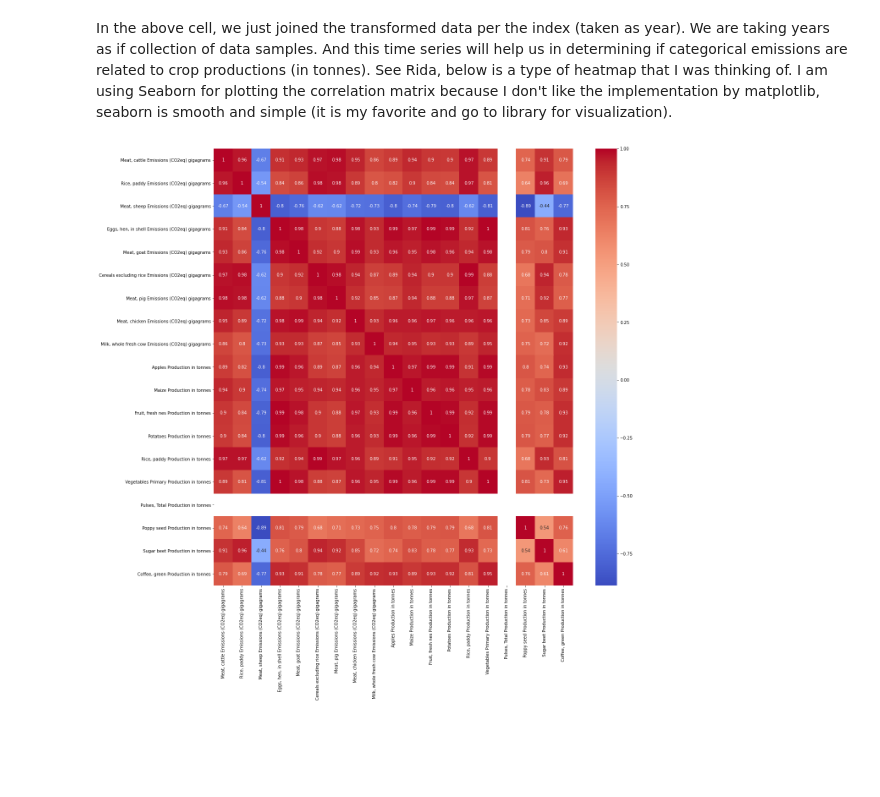
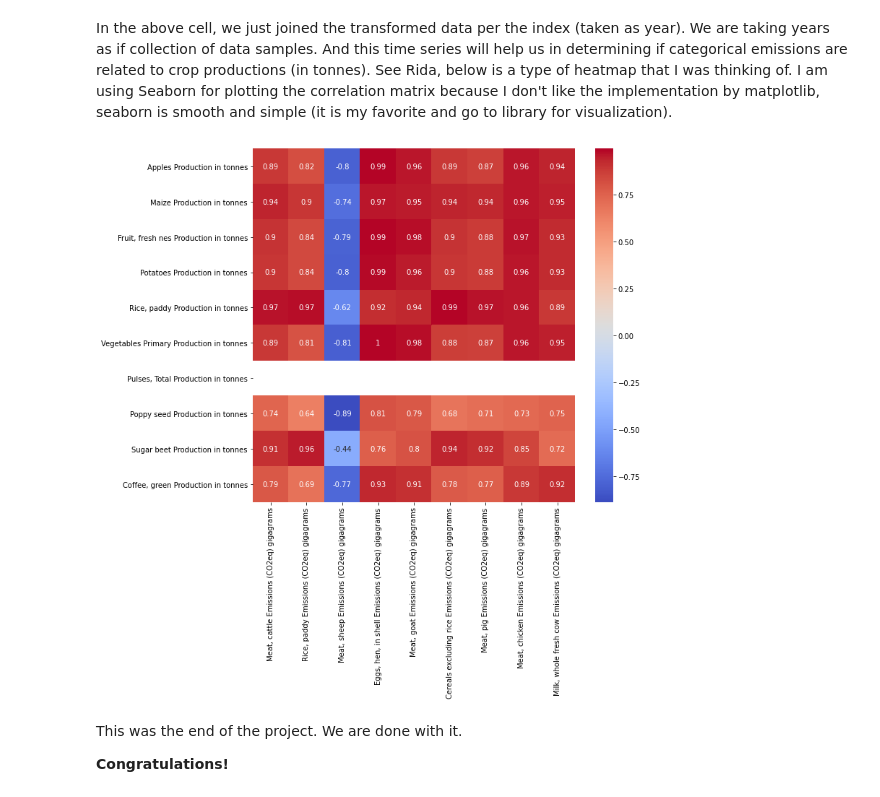
Before and after one commit to ayushanand18/climate-change-vs-agri, a Jupyter notebook: climate_change_visualize.ipynb, the cells around one changed output. Saved outputs shown, nothing was run; the diff lists cells and outputs as text; code cells hidden in the pictures; blank space fills up the shorter version.

Commit message:
Sumarrized project work
With this commit, we have sumarrized our project work and changed the README to include information on collaborators.

```diff
--- a/climate_change_visualize.ipynb
+++ b/climate_change_visualize.ipynb
@@ -643,14 +610,24 @@ transformdata
 In the above cell, we just joined the transformed data per the index (taken as year).
 We are taking years as if collection of data samples. And this time series will help us in determining if categorical emissions are related to crop productions (in tonnes).
 See Rida, below is a type of heatmap that I was thinking of. I am using Seaborn for plotting the correlation matrix because I don't like the implementation by matplotlib, seaborn is smooth and simple (it is my favorite and go to library for visualization).
-# %%
-import seaborn as sns
-%matplotlib inline
-
-plt.figure(figsize = (19,19))
-sns.heatmap(transformdata.corr(),
-            annot = True,
-            cmap = 'coolwarm')
-plt.show()
-# %% [output]
-[figure, removed]
+# %%
+import seaborn as sns
+%matplotlib inline
+# First let us get the correlation matrix (as a pandas dataframe)
+cor = transformdata.corr()
+cor = cor.drop(cor.columns[range(9)])
+cor = cor.drop(cor.columns[9:], axis=1)
+# We did the above three lines of code because we require correlation only between specific pairs.
+# We need only between crops vs emissions and not among themselves.
+plt.figure(figsize = (10,9))
+
+sns.heatmap(cor,
+            annot = True,
+            cmap = 'coolwarm')
+plt.show()
+# %% [output]
+[figure, added]
+# %% [markdown]
+This was the end of the project. We are done with it.
+
+**Congratulations!**
```
Also changed, not shown: parts of 4 cells of this notebook, 1 other file.
